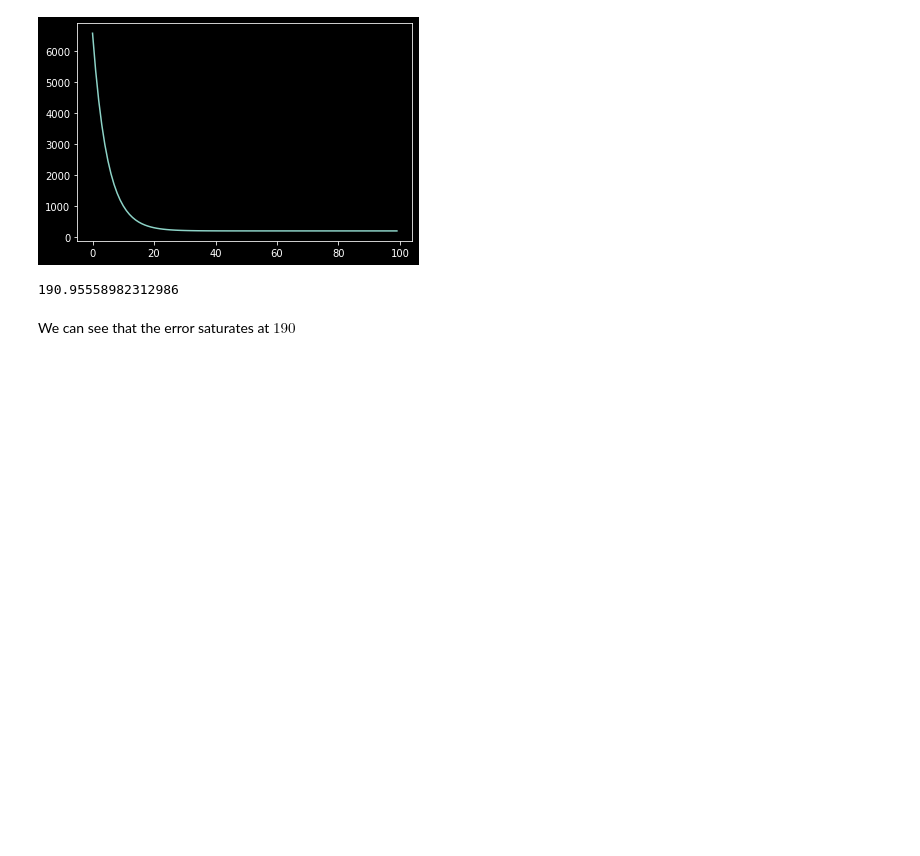
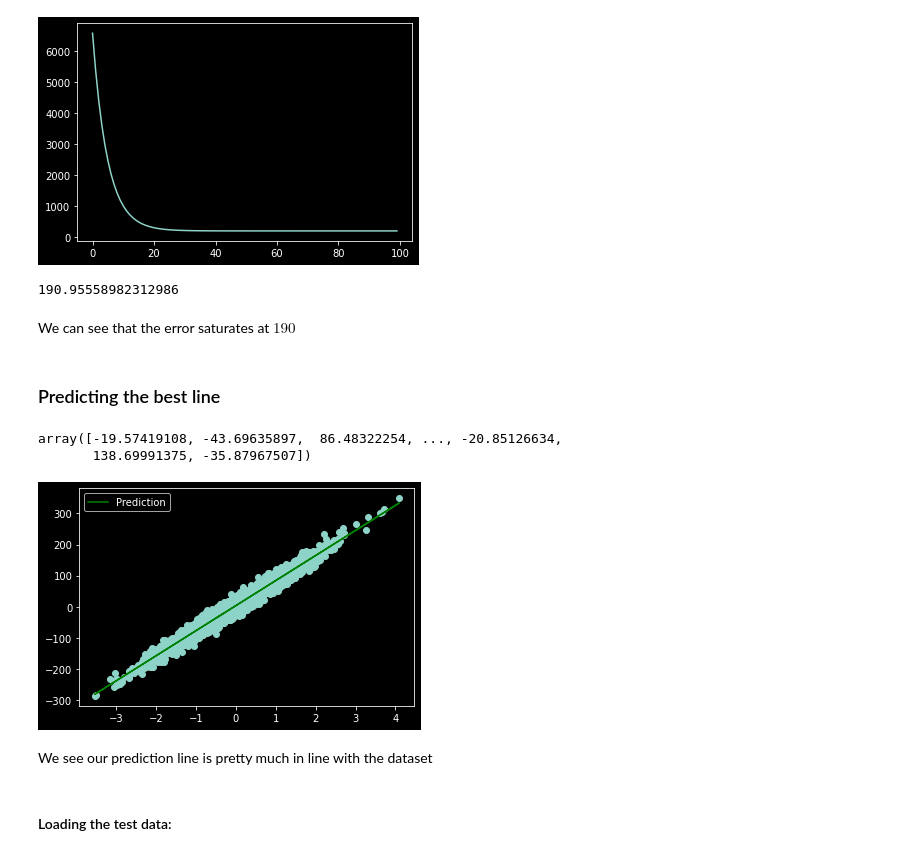
Before and after one commit to utkarshgupta2504/Data-Science, a Jupyter notebook: Hardwork Pays Off/challenge.ipynb, the cells around one changed output. Cells and saved outputs as stored; diff of their text form; code cells hidden in the pictures; blank space fills up the shorter version.

```diff
--- a/Hardwork Pays Off/challenge.ipynb
+++ b/Hardwork Pays Off/challenge.ipynb
@@ -133,3 +133,23 @@ error_list[-1]
 190.95558982312986
 # %% [markdown]
 We can see that the error saturates at $190$
+# %% [markdown]
+### Predicting the best line
+# %%
+predictions = hypothesis(x_data, theta)
+predictions
+# %% [output]
+array([-19.57419108, -43.69635897,  86.48322254, ..., -20.85126634,
+       138.69991375, -35.87967507])
+# %%
+# Visualising
+plt.scatter(x_data, y_data)
+plt.plot(x_data, predictions, color="green", label="Prediction")
+plt.legend()
+plt.show()
+# %% [output]
+[figure, added]
+# %% [markdown]
+We see our prediction line is pretty much in line with the dataset
+# %% [markdown]
+#### Loading the test data:
```
Also changed, not shown: parts of 3 cells of this notebook, 2 other files.
